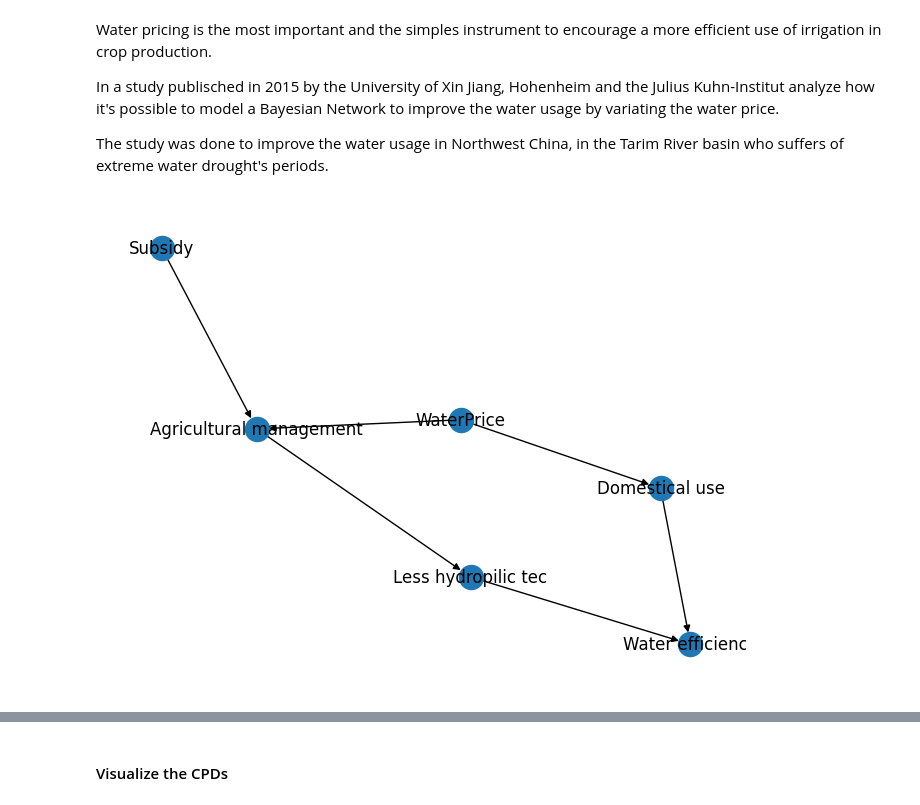
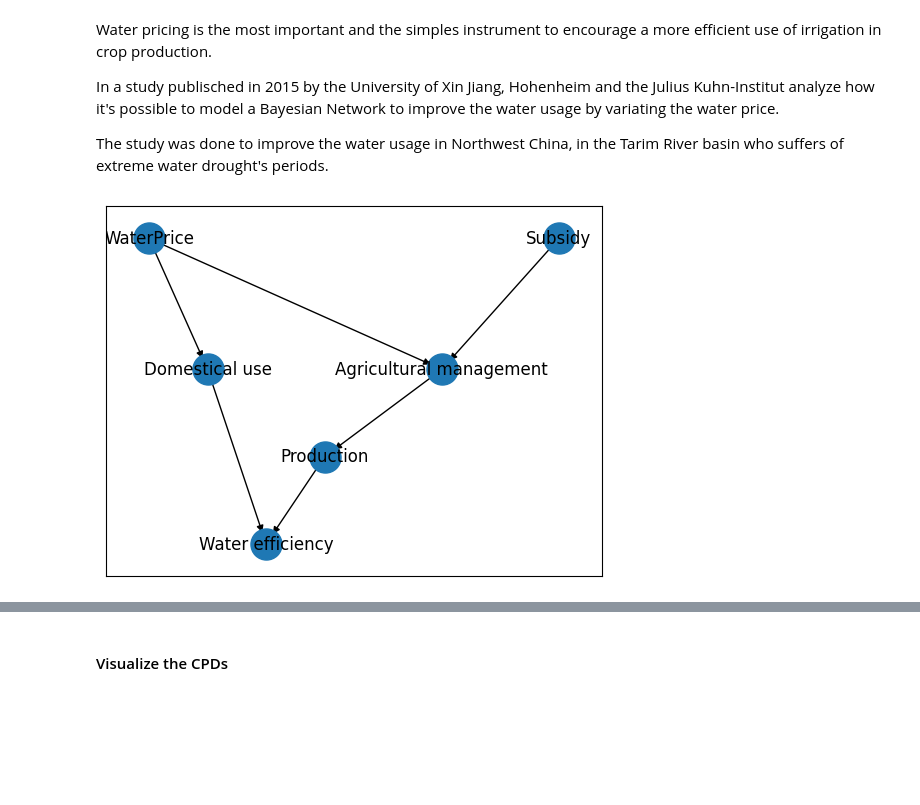
Before and after one commit to francesco-source/Artificial-Intelligence-UNIBO, a Jupyter notebook: Fundamentals_of_knowledge_and_rapresentation/ProgettoTorroni.ipynb, the cells around one changed output, grey strips where cells are left out. Saved outputs shown, nothing was run; the diff lists cells and outputs as text; code cells hidden in the pictures; blank space fills up the shorter version.

```diff
--- a/Fundamentals_of_knowledge_and_rapresentation/ProgettoTorroni.ipynb
+++ b/Fundamentals_of_knowledge_and_rapresentation/ProgettoTorroni.ipynb
@@ -19,17 +19,30 @@ wPrice="WaterPrice"
 dUse="Domestical use"
 subsidy="Subsidy"
 aGS="Agricultural management"
-lessIdoTecniques="Less hydropilic tec"
+lessIdoTecniques="Production"
 wUseEff="Water efficiency"
 # %%
 
 Water_price_model=BayesianNetwork([(wPrice,dUse),(wPrice,aGS),(subsidy,aGS),(aGS,lessIdoTecniques),
                                    (dUse,wUseEff),(lessIdoTecniques,wUseEff)])
+
 nx_graph = nx.DiGraph(Water_price_model.edges())
-nx.draw(nx_graph,with_labels=True)
+position={
+    wPrice:(3,10),
+    subsidy:(10,10),
+    dUse:(4,7),
+    aGS:(8,7),
+    lessIdoTecniques:(6,5),
+    wUseEff:(5,3)
+}
+pos=nx.spring_layout(nx_graph,pos=position,fixed=[wPrice,subsidy],iterations=0)
+#pos=nx.nx_pydot.pydot_layout(nx_graph)
+nx.draw_networkx_nodes(nx_graph,pos,node_size=500)
+nx.draw_networkx_edges(nx_graph,pos,edgelist=Water_price_model.edges(),edge_color="black")
+nx.draw_networkx_labels(nx_graph,pos)
 plt.show()
 # %% [output]
-[figure, old version]
+[figure, new version]
 # %%
 
 
```
Also changed, not shown: parts of 19 cells of this notebook, 2 other files.
